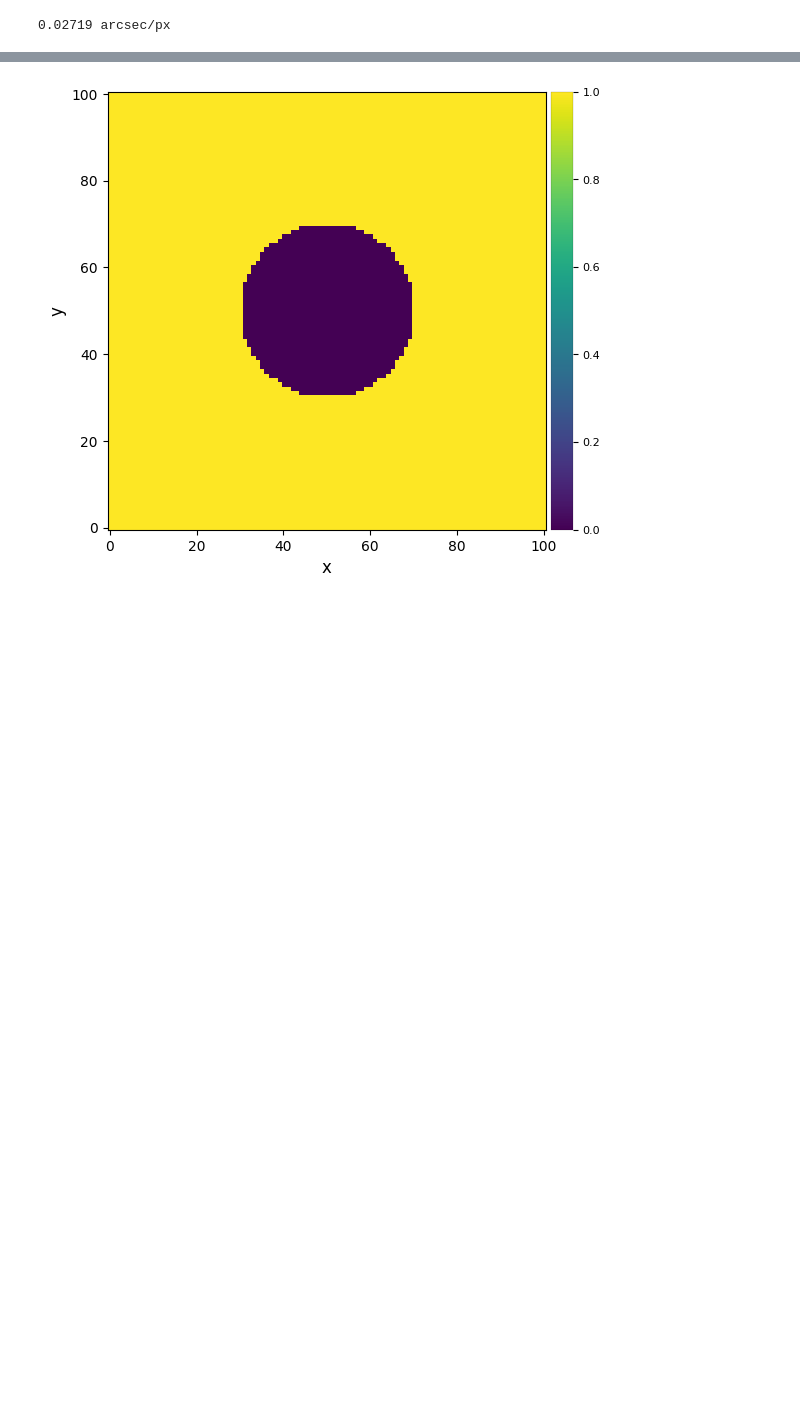
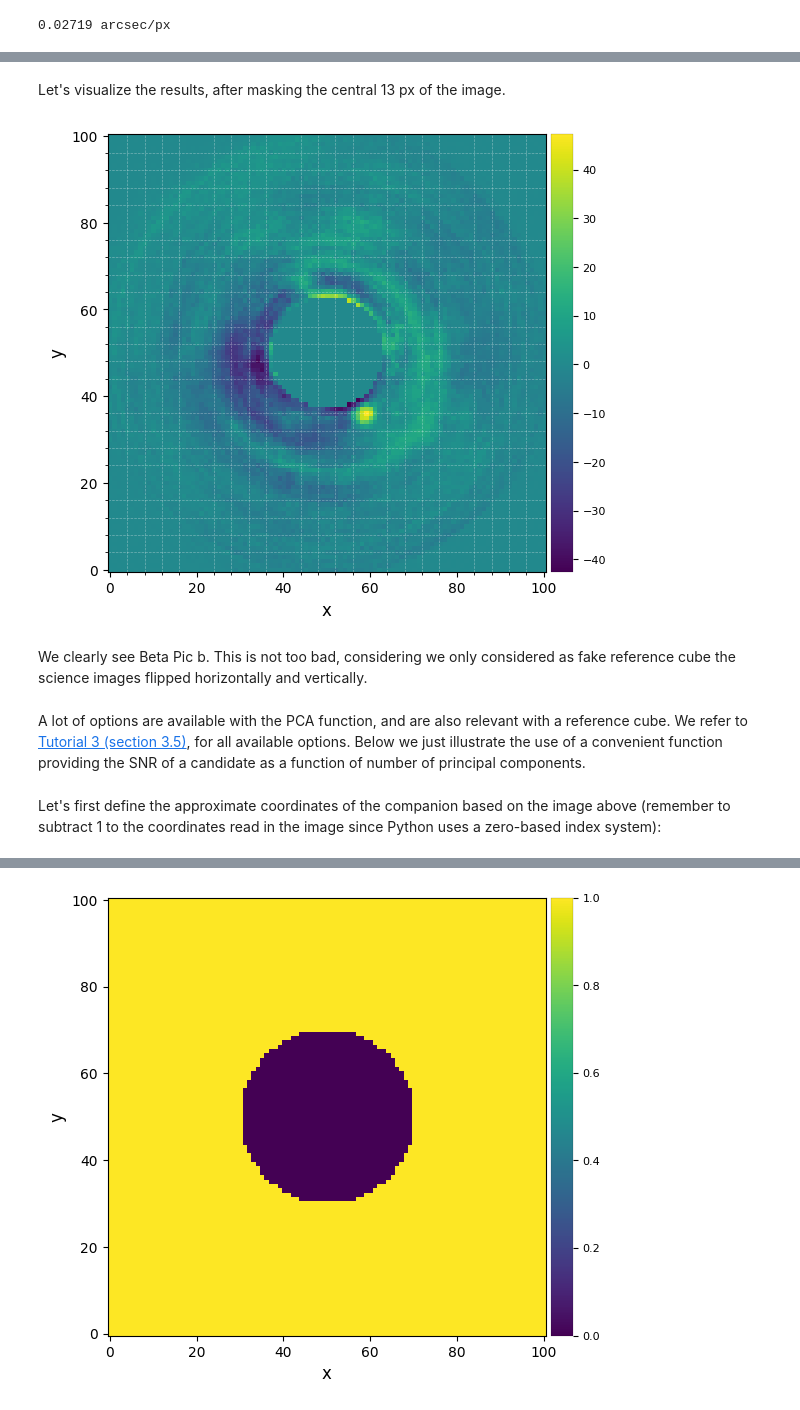
Before and after one commit to Sand-jrd/VIP_extras, a Jupyter notebook: tutorials/06_psfsub_fm_RDI.ipynb, the cells around one changed output, grey strips where cells are left out. Drawn from its saved outputs; the diff is of its cells as text; code cells hidden in the pictures; blank space fills up the shorter version.

Commit message:
Completed tutorial for RDI

```diff
--- a/tutorials/06_psfsub_fm_RDI.ipynb
+++ b/tutorials/06_psfsub_fm_RDI.ipynb
@@ -168,0 +149,3 @@ Let's first define a binary mask, corresponding to the area of the image which c
+# %%
+from vip_hci.psfsub import pca
+pca_rdi_fr = pca(cube, angs, ncomp=42, cube_ref=cube_ref)
@@ -168,0 +166,13 @@ Let's first define a binary mask, corresponding to the area of the image which c
+# %% [markdown]
+Let's visualize the results, after masking the central 13 px of the image.
+# %%
+from vip_hci.var import mask_circle
+plot_frames(mask_circle(pca_rdi_fr, 13), grid=True)
+# %% [output]
+[figure, added]
+# %% [markdown]
+We clearly see Beta Pic b. This is not too bad, considering we only considered as fake reference cube the science images flipped horizontally and vertically.
+# %% [markdown]
+A lot of options are available with the PCA function, and are also relevant with a reference cube. We refer to [Tutorial 3 (section 3.5)](https://vip.readthedocs.io/en/latest/tutorials/03A_psfsub_ADI.html#3.5.-Principal-Component-Analysis-(PCA)), for all available options. Below we just illustrate the use of a convenient function providing the SNR of a candidate as a function of number of principal components.
+# %% [markdown]
+Let's first define the approximate coordinates of the companion based on the image above (remember to subtract 1 to the coordinates read in the image since Python uses a zero-based index system):
```
Also changed, not shown: parts of 95 cells of this notebook.
